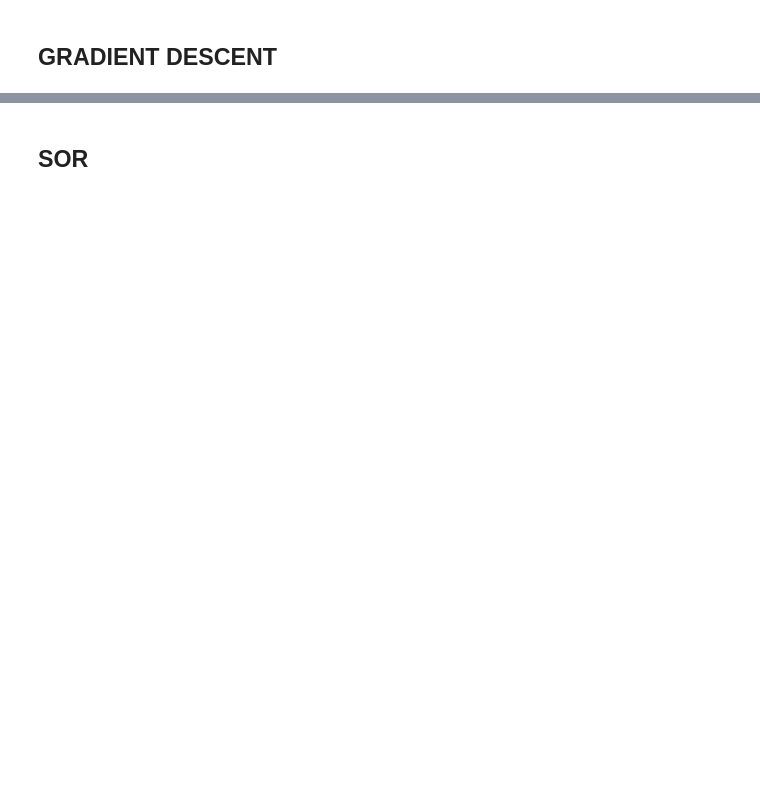
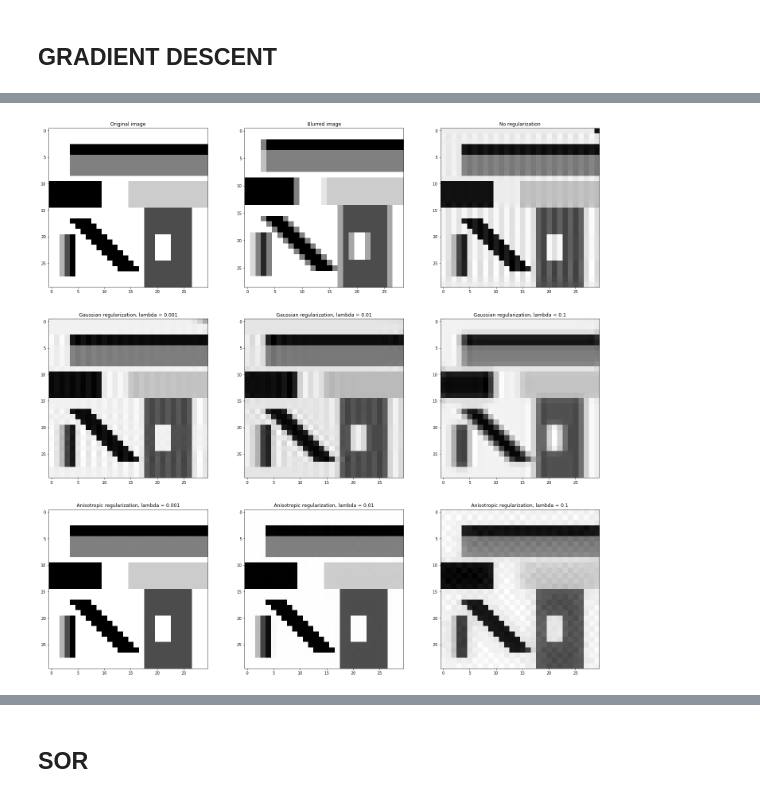
Before and after one commit to Lavode/61062-computer-vision, a Jupyter notebook: practical/01/implementation/template.ipynb, the cells around one changed output, grey strips where cells are left out. Saved outputs shown, nothing was run; the diff lists cells and outputs as text; code cells hidden in the pictures; blank space fills up the shorter version.

```diff
--- a/practical/01/implementation/template.ipynb
+++ b/practical/01/implementation/template.ipynb
@@ -78,6 +82,7 @@ def no_regularization(u):
     return np.zeros(u.shape)
 
 def anisotropic_regularization(u):
+    """Gradient of anisotropic regularization term"""
     gradient = np.zeros(u.shape)
     n, m = u.shape
 
@@ -111,6 +116,7 @@ def anisotropic_regularization(u):
     return gradient
 
 def gaussian_regularization(u):
+    """Gradient of Gaussian regularization term"""
     gradient = np.zeros(u.shape)
     n, m = u.shape
 
@@ -144,11 +150,12 @@ def gaussian_regularization(u):
     return gradient
 
 def data_term_gradient(u, g):
+    """Gradient of data term"""
     gradient = np.zeros(u.shape)
     n, m = u.shape
 
     # Case A
-    gradient[0, 0] = 0
+    gradient[0] = 0
 
     # Case B
     gradient[1:n, 0] = 1/2 * u[1:n, 1] + 1/2 * u[1:n, 0] - g[0:n-1, 0]
@@ -321,0 +485,12 @@ Sum of Squared Distance: deblurred vs. original = 0.0006037885214978733
+# %%
+gd_stop_criteria = 10**(-3)
+
+gd_no_regularization = GD(img_blurred, 0, no_regularization, stop_criteria = gd_stop_criteria)
+
+gd_gaussian_001 = GD(img_blurred, 0.001, gaussian_regularization, stop_criteria=gd_stop_criteria)
+gd_gaussian_01 = GD(img_blurred, 0.01, gaussian_regularization, stop_criteria=gd_stop_criteria)
+gd_gaussian_1 = GD(img_blurred, 0.1, gaussian_regularization, stop_criteria=gd_stop_criteria)
+
+gd_anisotropic_001 = GD(img_blurred, 0.001, anisotropic_regularization, stop_criteria=gd_stop_criteria)
+gd_anisotropic_01 = GD(img_blurred, 0.01, anisotropic_regularization, stop_criteria=gd_stop_criteria)
+gd_anisotropic_1 = GD(img_blurred, 0.1, anisotropic_regularization, stop_criteria=gd_stop_criteria)
@@ -321,0 +515,46 @@ Sum of Squared Distance: deblurred vs. original = 0.0006037885214978733
+# %%
+plot_rows = 3
+plot_cols = 3
+plt.figure(figsize=(25, 25))
+
+ax1 = plt.subplot(plot_rows, plot_cols, 1)
+plt.imshow(img_org, cmap='gray')
+ax1.set_title("Original image")
+
+ax2 = plt.subplot(plot_rows, plot_cols, 2)
+plt.imshow(img_blurred, cmap='gray')
+ax2.set_title("Blurred image")
+
+ax3 = plt.subplot(plot_rows, plot_cols, 3)
+plt.imshow(gd_no_regularization, cmap='gray')
+ax3.set_title("No regularization")
+
+
+ax4 = plt.subplot(plot_rows, plot_cols, 4)
+plt.imshow(gd_gaussian_001, cmap='gray')
+ax4.set_title("Gaussian regularization, lambda = 0.001")
+
+ax5 = plt.subplot(plot_rows, plot_cols, 5)
+plt.imshow(gd_gaussian_01, cmap='gray')
+ax5.set_title("Gaussian regularization, lambda = 0.01")
+
+ax6 = plt.subplot(plot_rows, plot_cols, 6)
+plt.imshow(gd_gaussian_1, cmap='gray')
+ax6.set_title("Gaussian regularization, lambda = 0.1")
+
+
+ax7 = plt.subplot(plot_rows, plot_cols, 7)
+plt.imshow(gd_anisotropic_001, cmap='gray')
+ax7.set_title("Anisotropic regularization, lambda = 0.001")
+
+ax8 = plt.subplot(plot_rows, plot_cols, 8)
+plt.imshow(gd_anisotropic_01, cmap='gray')
+ax8.set_title("Anisotropic regularization, lambda = 0.01")
+
+ax9 = plt.subplot(plot_rows, plot_cols, 9)
+plt.imshow(gd_anisotropic_1, cmap='gray')
+ax9.set_title("Anisotropic regularization, lambda = 0.1")
+
+plt.show()
+# %% [output]
+[figure, added]
```
Also changed, not shown: parts of 29 cells of this notebook.
